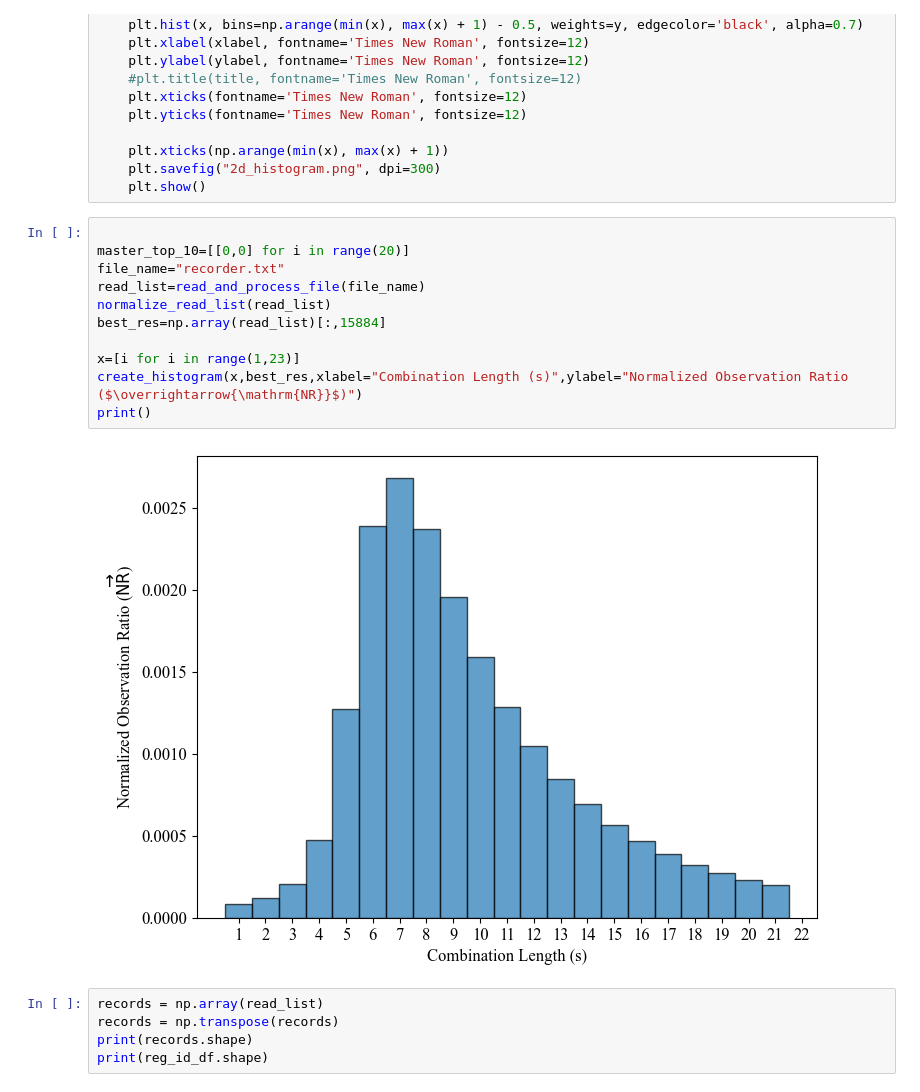
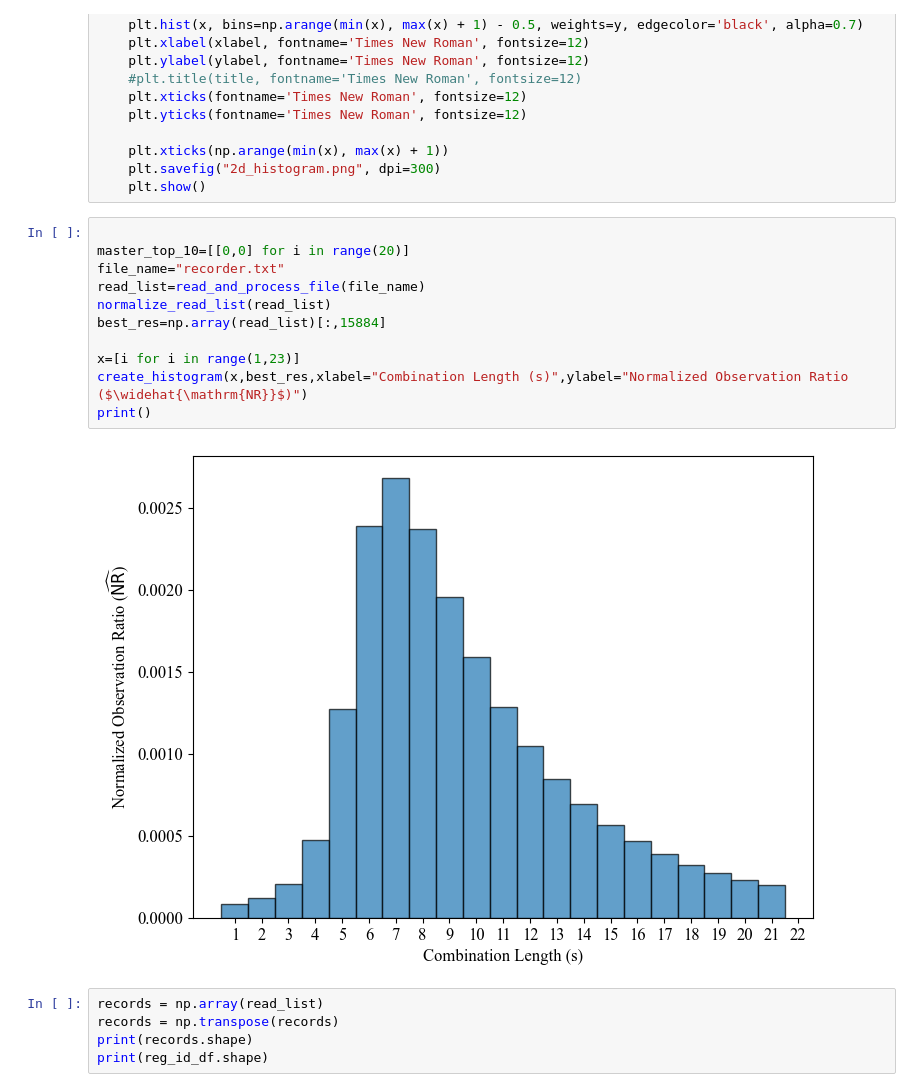
Before and after one commit to aims-umich/Brownfield-CPP_to_NPP_Transition, a Jupyter notebook: Data Visualization/2d_and_3d_site_plotter.ipynb, the cells around one changed output. Saved outputs shown, nothing was run; the diff lists cells and outputs as text.

```diff
--- a/Data Visualization/2d_and_3d_site_plotter.ipynb
+++ b/Data Visualization/2d_and_3d_site_plotter.ipynb
@@ -62,16 +62,16 @@ def create_histogram(x, y, xlabel='X-axis', ylabel='Y-axis', title='Histogram'):
 # %%
 
 master_top_10=[[0,0] for i in range(20)]
 file_name="recorder.txt"
 read_list=read_and_process_file(file_name)
 normalize_read_list(read_list)
 best_res=np.array(read_list)[:,15884]
 
 x=[i for i in range(1,23)]
-create_histogram(x,best_res,xlabel="Combination Length (s)",ylabel="Normalized Observation Ratio ($\overrightarrow{\mathrm{NR}}$)")
+create_histogram(x,best_res,xlabel="Combination Length (s)",ylabel="Normalized Observation Ratio ($\widehat{\mathrm{NR}}$)")
 print()
 # %% [output]
-[figure, old version]
+[figure, new version]
 # %%
 records = np.array(read_list)
 records = np.transpose(records)
```
Also changed, not shown: parts of 1 cell of this notebook, 4 other files.
